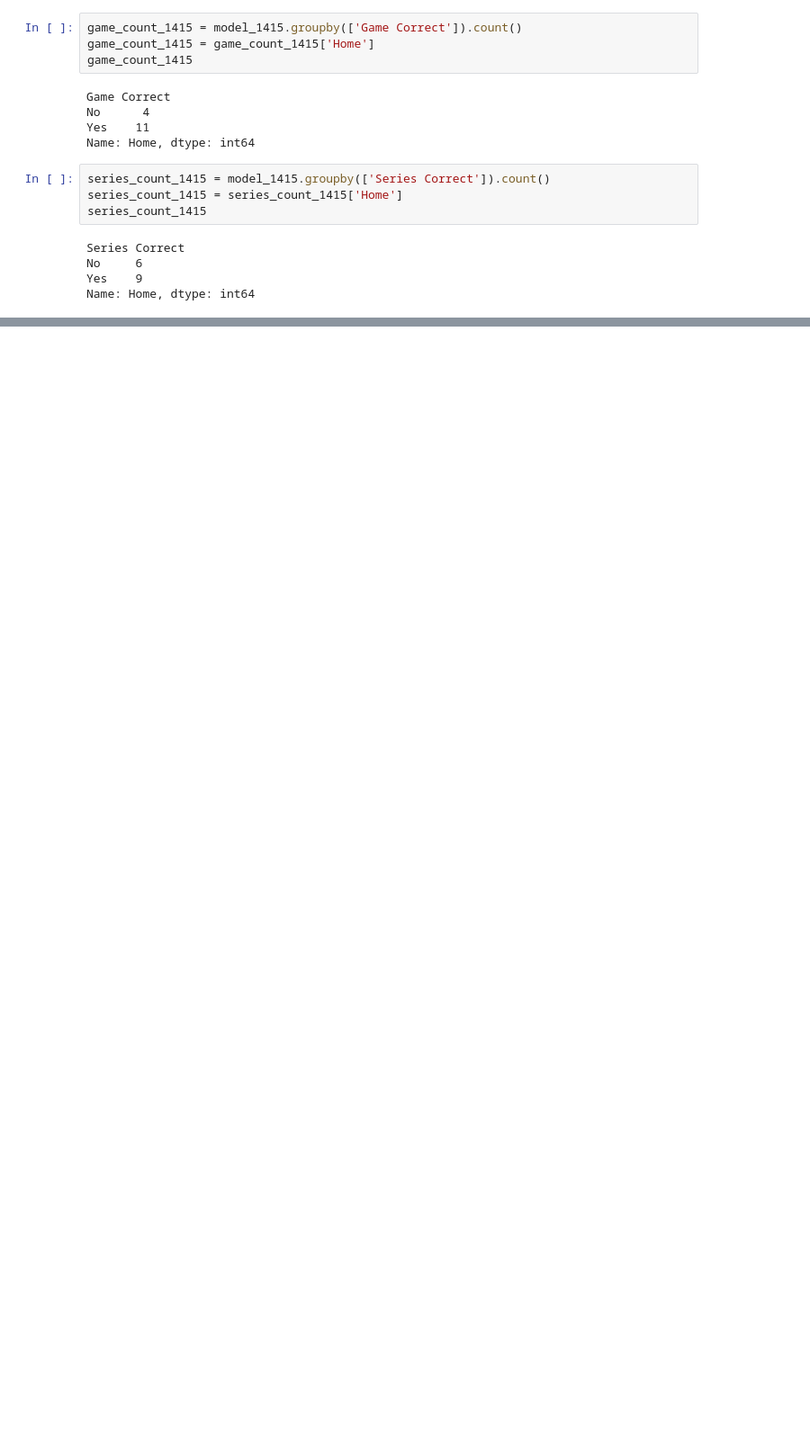
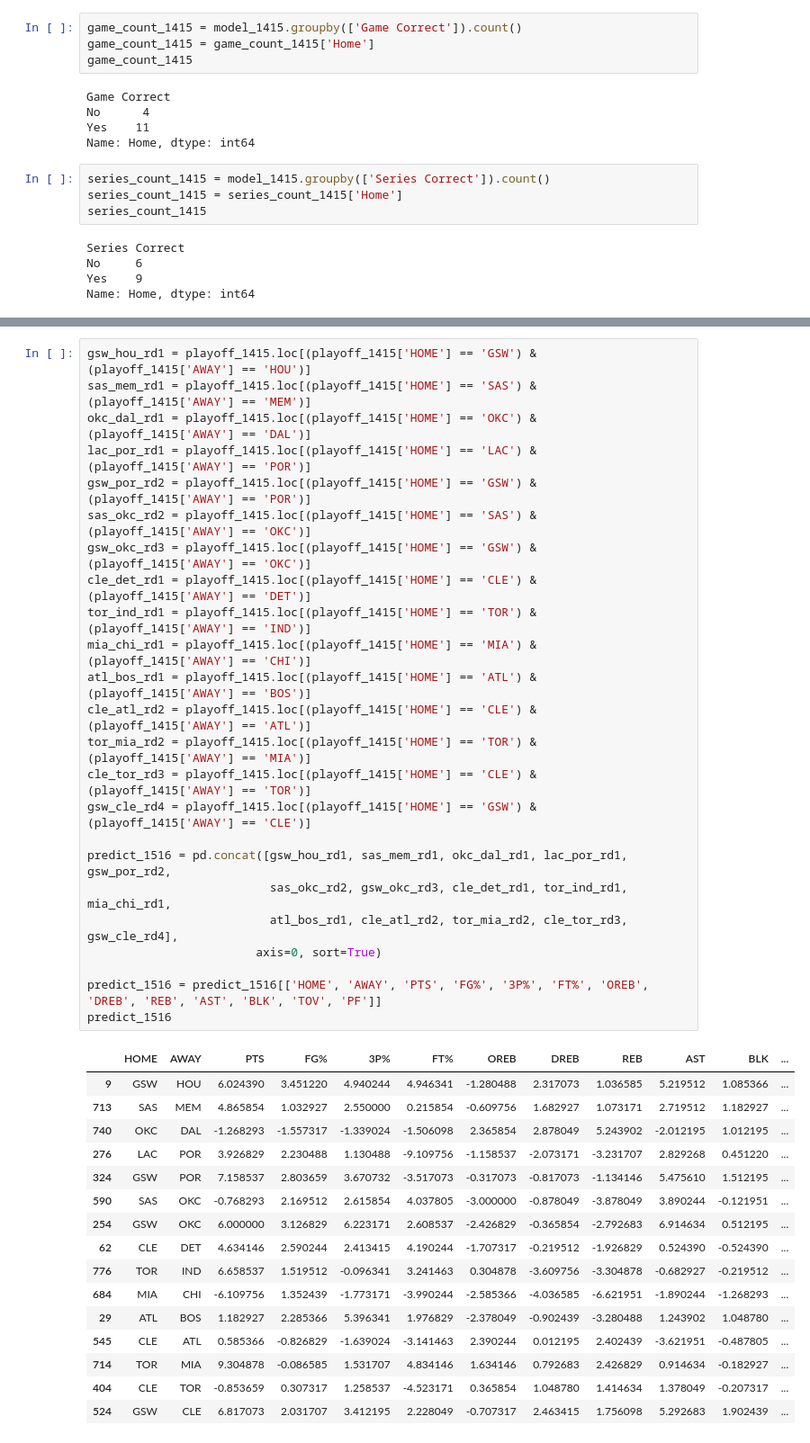
Before and after one commit to rwjenks/Final, a Jupyter notebook: Tim_Files/NBA_Test_Results.ipynb, the cells around one changed output, grey strips where cells are left out. Shown: that part at 90% size. Drawn from its saved outputs; the diff is of its cells as text; blank space fills up the shorter version.

```diff
--- a/Tim_Files/NBA_Test_Results.ipynb
+++ b/Tim_Files/NBA_Test_Results.ipynb
@@ -546,0 +584,41 @@ Name: Home, dtype: int64
+# %%
+gsw_hou_rd1 = playoff_1415.loc[(playoff_1415['HOME'] == 'GSW') & (playoff_1415['AWAY'] == 'HOU')]
+sas_mem_rd1 = playoff_1415.loc[(playoff_1415['HOME'] == 'SAS') & (playoff_1415['AWAY'] == 'MEM')]
+okc_dal_rd1 = playoff_1415.loc[(playoff_1415['HOME'] == 'OKC') & (playoff_1415['AWAY'] == 'DAL')]
+lac_por_rd1 = playoff_1415.loc[(playoff_1415['HOME'] == 'LAC') & (playoff_1415['AWAY'] == 'POR')]
+gsw_por_rd2 = playoff_1415.loc[(playoff_1415['HOME'] == 'GSW') & (playoff_1415['AWAY'] == 'POR')]
+sas_okc_rd2 = playoff_1415.loc[(playoff_1415['HOME'] == 'SAS') & (playoff_1415['AWAY'] == 'OKC')]
+gsw_okc_rd3 = playoff_1415.loc[(playoff_1415['HOME'] == 'GSW') & (playoff_1415['AWAY'] == 'OKC')]
+cle_det_rd1 = playoff_1415.loc[(playoff_1415['HOME'] == 'CLE') & (playoff_1415['AWAY'] == 'DET')]
+tor_ind_rd1 = playoff_1415.loc[(playoff_1415['HOME'] == 'TOR') & (playoff_1415['AWAY'] == 'IND')]
+mia_chi_rd1 = playoff_1415.loc[(playoff_1415['HOME'] == 'MIA') & (playoff_1415['AWAY'] == 'CHI')]
+atl_bos_rd1 = playoff_1415.loc[(playoff_1415['HOME'] == 'ATL') & (playoff_1415['AWAY'] == 'BOS')]
+cle_atl_rd2 = playoff_1415.loc[(playoff_1415['HOME'] == 'CLE') & (playoff_1415['AWAY'] == 'ATL')]
+tor_mia_rd2 = playoff_1415.loc[(playoff_1415['HOME'] == 'TOR') & (playoff_1415['AWAY'] == 'MIA')]
+cle_tor_rd3 = playoff_1415.loc[(playoff_1415['HOME'] == 'CLE') & (playoff_1415['AWAY'] == 'TOR')]
+gsw_cle_rd4 = playoff_1415.loc[(playoff_1415['HOME'] == 'GSW') & (playoff_1415['AWAY'] == 'CLE')]
+
+predict_1516 = pd.concat([gsw_hou_rd1, sas_mem_rd1, okc_dal_rd1, lac_por_rd1, gsw_por_rd2,
+                          sas_okc_rd2, gsw_okc_rd3, cle_det_rd1, tor_ind_rd1, mia_chi_rd1,
+                          atl_bos_rd1, cle_atl_rd2, tor_mia_rd2, cle_tor_rd3, gsw_cle_rd4],
+                        axis=0, sort=True)
+
+predict_1516 = predict_1516[['HOME', 'AWAY', 'PTS', 'FG%', '3P%', 'FT%', 'OREB', 'DREB', 'REB', 'AST', 'BLK', 'TOV', 'PF']]
+predict_1516
+# %% [output]
+|  | HOME | AWAY | PTS | FG% | 3P% | FT% | OREB | DREB | REB | AST | BLK | ... |
+| 9 | GSW | HOU | 6.024390 | 3.451220 | 4.940244 | 4.946341 | -1.280488 | 2.317073 | 1.036585 | 5.219512 | 1.085366 | ... |
+| 713 | SAS | MEM | 4.865854 | 1.032927 | 2.550000 | 0.215854 | -0.609756 | 1.682927 | 1.073171 | 2.719512 | 1.182927 | ... |
+| 740 | OKC | DAL | -1.268293 | -1.557317 | -1.339024 | -1.506098 | 2.365854 | 2.878049 | 5.243902 | -2.012195 | 1.012195 | ... |
+| 276 | LAC | POR | 3.926829 | 2.230488 | 1.130488 | -9.109756 | -1.158537 | -2.073171 | -3.231707 | 2.829268 | 0.451220 | ... |
+| 324 | GSW | POR | 7.158537 | 2.803659 | 3.670732 | -3.517073 | -0.317073 | -0.817073 | -1.134146 | 5.475610 | 1.512195 | ... |
+| 590 | SAS | OKC | -0.768293 | 2.169512 | 2.615854 | 4.037805 | -3.000000 | -0.878049 | -3.878049 | 3.890244 | -0.121951 | ... |
+| 254 | GSW | OKC | 6.000000 | 3.126829 | 6.223171 | 2.608537 | -2.426829 | -0.365854 | -2.792683 | 6.914634 | 0.512195 | ... |
+| 62 | CLE | DET | 4.634146 | 2.590244 | 2.413415 | 4.190244 | -1.707317 | -0.219512 | -1.926829 | 0.524390 | -0.524390 | ... |
+| 776 | TOR | IND | 6.658537 | 1.519512 | -0.096341 | 3.241463 | 0.304878 | -3.609756 | -3.304878 | -0.682927 | -0.219512 | ... |
+| 684 | MIA | CHI | -6.109756 | 1.352439 | -1.773171 | -3.990244 | -2.585366 | -4.036585 | -6.621951 | -1.890244 | -1.268293 | ... |
+| 29 | ATL | BOS | 1.182927 | 2.285366 | 5.396341 | 1.976829 | -2.378049 | -0.902439 | -3.280488 | 1.243902 | 1.048780 | ... |
+| 545 | CLE | ATL | 0.585366 | -0.826829 | -1.639024 | -3.141463 | 2.390244 | 0.012195 | 2.402439 | -3.621951 | -0.487805 | ... |
+| 714 | TOR | MIA | 9.304878 | -0.086585 | 1.531707 | 4.834146 | 1.634146 | 0.792683 | 2.426829 | 0.914634 | -0.182927 | ... |
+| 404 | CLE | TOR | -0.853659 | 0.307317 | 1.258537 | -4.523171 | 0.365854 | 1.048780 | 1.414634 | 1.378049 | -0.207317 | ... |
+| 524 | GSW | CLE | 6.817073 | 2.031707 | 3.412195 | 2.228049 | -0.707317 | 2.463415 | 1.756098 | 5.292683 | 1.902439 | ... |
```
Also changed, not shown: parts of 15 cells of this notebook.
